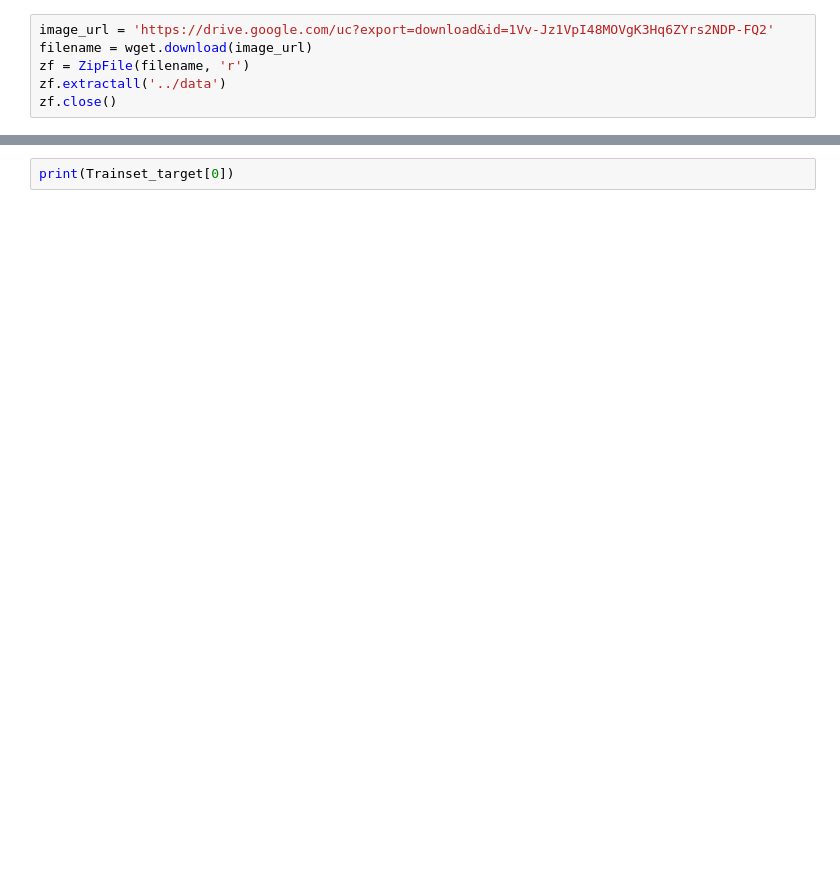
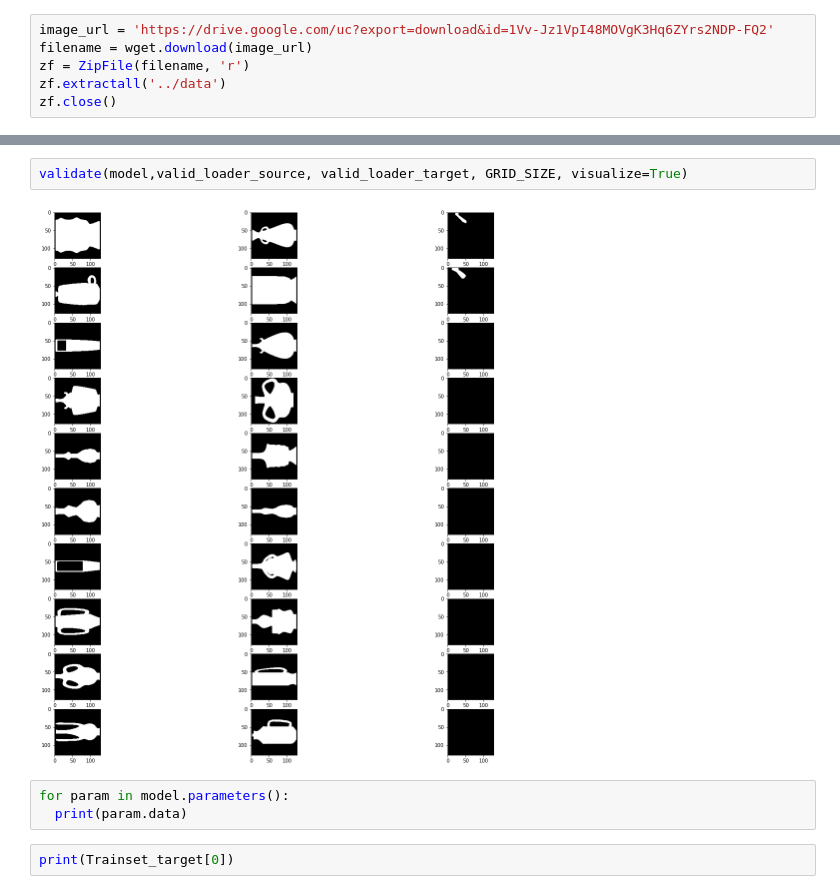
Before and after one commit to hywkim-private/ALIGNet, a Jupyter notebook: ALIGNet.ipynb, the cells around one changed output, grey strips where cells are left out. Drawn from its saved outputs; the diff is of its cells as text; blank space fills up the shorter version.

```diff
--- a/ALIGNet.ipynb
+++ b/ALIGNet.ipynb
@@ -325,2 +400,9 @@ RuntimeError: ignored
+# %%
+validate(model,valid_loader_source, valid_loader_target, GRID_SIZE, visualize=True)
+# %% [output]
+[figure, added]
+# %%
+for param in model.parameters():
+  print(param.data)
 # %%
 print(Trainset_target[0])
```
Also changed, not shown: parts of 10 cells of this notebook.
